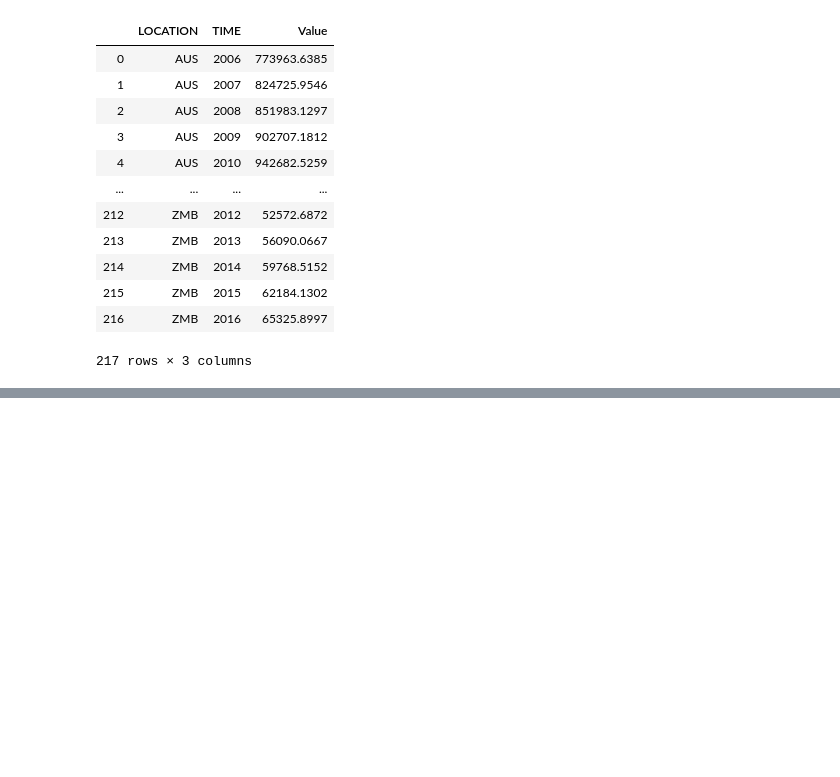
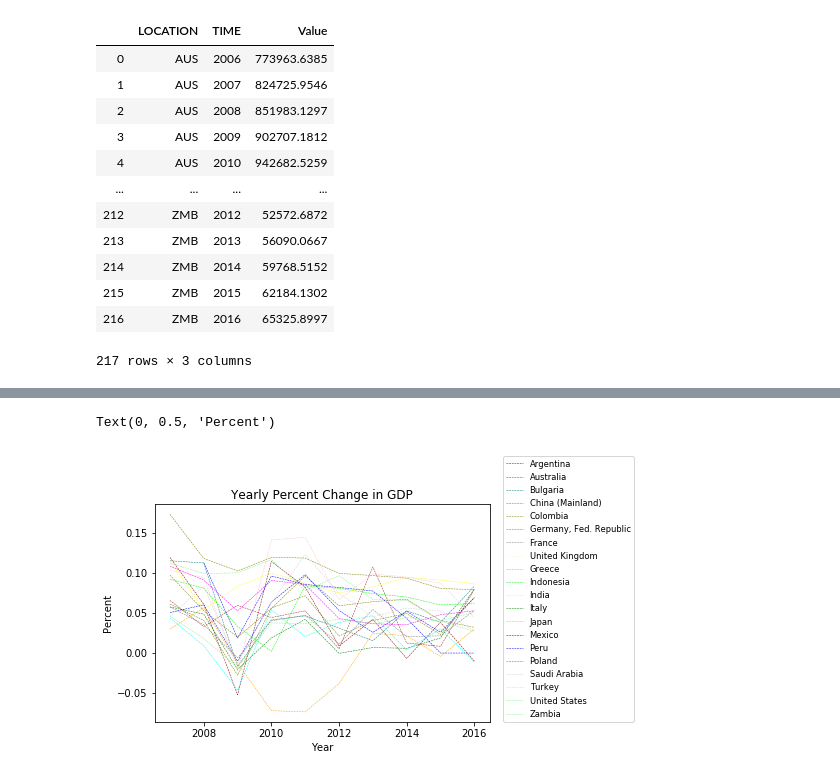
Before and after one commit to cmboone2005/Project1, a Jupyter notebook: DataSets/gdp_comparison.ipynb, the cells around one changed output, grey strips where cells are left out. Cells and saved outputs as stored; diff of their text form; code cells hidden in the pictures; blank space fills up the shorter version.

```diff
--- a/DataSets/gdp_comparison.ipynb
+++ b/DataSets/gdp_comparison.ipynb
@@ -87,0 +194,4 @@ plt.show
+# %%
+#calculate percentage change year to year
+pct_gdp = country_gdp.pct_change()
+pct_gdp
@@ -87,0 +212,59 @@ plt.show
+# %%
+#and ploterate
+columns = []
+colors = []
+for column in pct_gdp:
+        x_axis = pct_gdp.index
+        y_axis = pct_gdp[column]
+        columns.append(column)
+        if column == 'Argentina':
+            colors='maroon'
+        if column == 'Australia':
+            colors='brown'
+        if column == 'China (Mainland)':
+            colors='olive'
+        if column =='Bulgaria':
+            colors='teal'
+        if column=='Columbia':
+            colors='navy'
+        if column=='France':
+            colors='grey'
+        if columns=='Germany, Fed. Republic':
+            colors='red'
+        if column == 'Greece':
+            colors='orange'
+        if column == 'India':
+            colors='yellow'
+        if column == 'Indonesia':
+            colors='lime'
+        if column =='Italy':
+            colors='green'
+        if column=='Japan':
+            colors='cyan'
+        if column=='Mexico':
+            colors='blue'
+        if columns=='Peru':
+            colors='purple'
+        if column == 'Poland':
+            colors='magenta'
+        if column == 'Saudi Arabia':
+            colors='lightgrey'
+        if column =='Turkey':
+            colors='pink'
+        if column=='United Kingdom':
+            colors='beige'
+        if column=='United States':
+            colors='lightgreen'
+        if columns=='Zambia':
+            colors='lavender'
+
+        plt.errorbar(x_axis, y_axis, color=colors,linestyle="dashed", linewidth=0.50)
+
+plt.legend(columns,loc=(1.04,0),fontsize="small",fancybox=True)
+
+plt.title("Yearly Percent Change in GDP")
+plt.xlabel("Year")
+plt.ylabel("Percent")
+# %% [output]
+Text(0, 0.5, 'Percent')
+[figure, added]
```
Also changed, not shown: parts of 7 cells of this notebook, 4 other files.
